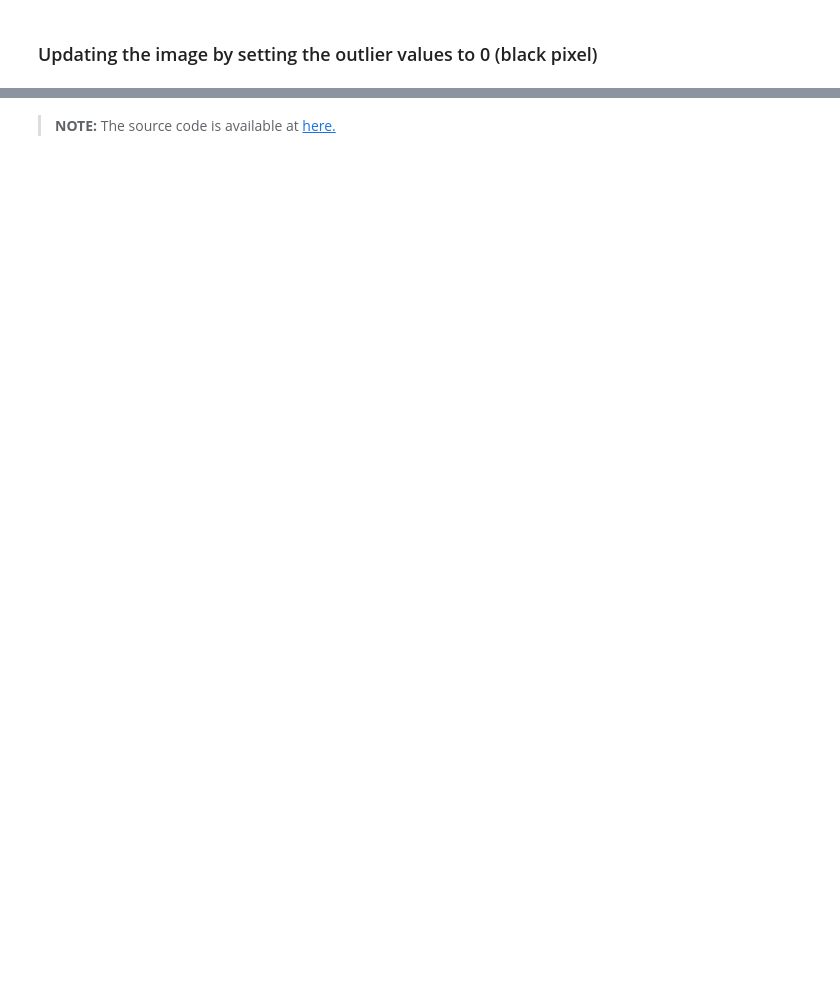
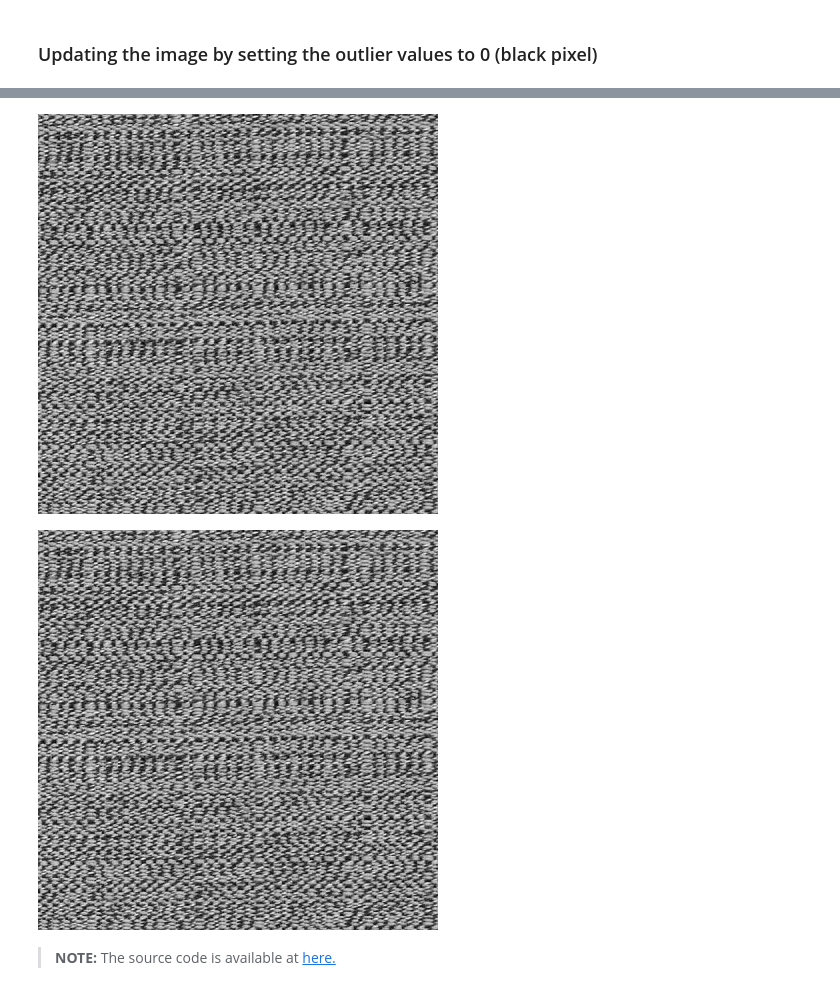
Before and after one commit to BU-IE-582/fall19-akinelden, a Jupyter notebook: Project_Part2/Part2_B.ipynb, the cells around one changed output, grey strips where cells are left out. Cells and saved outputs as stored; diff of their text form; code cells hidden in the pictures; blank space fills up the shorter version.

```diff
--- a/Project_Part2/Part2_B.ipynb
+++ b/Project_Part2/Part2_B.ipynb
@@ -210,2 +132,8 @@ gray[25+153,25]
+# %%
+cv2.imwrite('image9_gray_updated.jpg', gray)
+display(Image(filename='image9_gray_updated.jpg'),Image(filename='image9_gray.jpg'))
+# %% [output]
+[figure, added]
+[figure, added]
 # %% [markdown]
 > **NOTE:** The source code is available at [here.](https://github.com/BU-IE-582/fall19-akinelden/blob/master/Project_Part2/Part2_B.ipynb)
```
Also changed, not shown: parts of 18 cells of this notebook.
